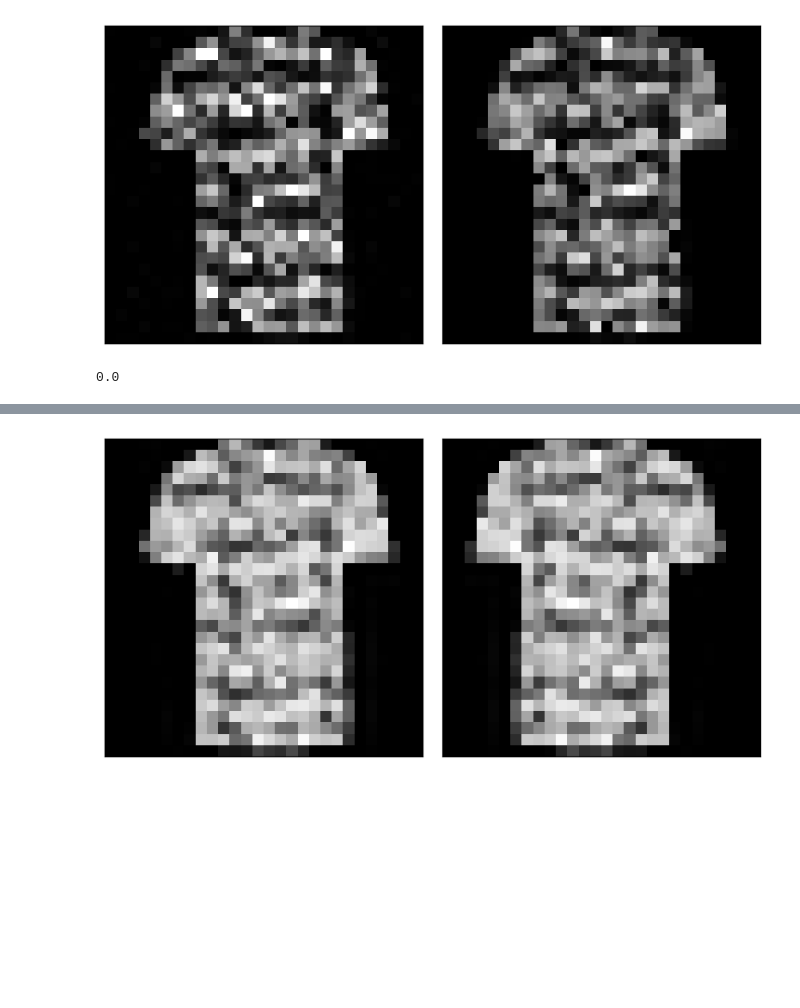
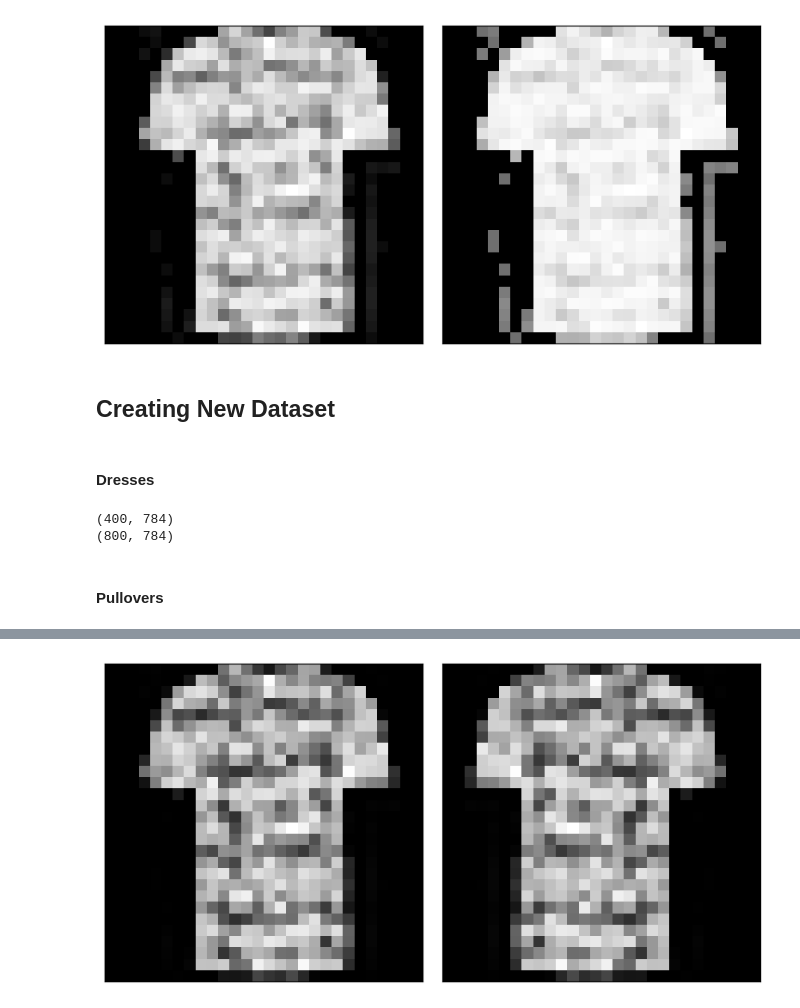
Before and after one commit to ratva/Multi-class-Image-Classification-for-Unbalanced-Fashion-Data, a Jupyter notebook: problem2Images.ipynb, the cells around one changed output, grey strips where cells are left out. Drawn from its saved outputs; the diff is of its cells as text; code cells hidden in the pictures; blank space fills up the shorter version.

```diff
--- a/problem2Images.ipynb
+++ b/problem2Images.ipynb
@@ -46,0 +68,19 @@ sandal_int =(y_tr_df.index[y_tr_df['class_name']=='sandal']).tolist()
+# %%
+def all_expo(img_arr, num_trans, dir):
+    all_exposures = np.ones((num_trans, 784))
+
+    if dir == 'light':
+        up = np.random.uniform(0.1, 0.9, size=num_trans)
+
+        for i in range(num_trans):
+            lighter = skimage.exposure.adjust_gamma(img_arr, up[i])
+            all_exposures[i]= lighter.reshape((1, 784))
+
+    elif dir == 'dark':
+        dwn = np.random.uniform(2, 3, size=num_trans)
+
+        for i in range(num_trans):
+            darker = np.asarray(skimage.exposure.adjust_gamma(img_arr, dwn[i]))
+            all_exposures[i]= (darker.reshape((1, 784)))
+
+    return all_exposures
@@ -127,26 +186,42 @@ def rot_expose(img_arr, num_trans, dir):
 # %%
 #Testing
 top = ((x_tr_sc[top_int]).reshape((28,28)))
-test1 = noise_exp(top, 2, 'dark')
+test1 = all_expo(top, 2, 'light')
 # Plot test data
 fig, axgrid = plt.subplots(1, 2, figsize=(8, 4))
 shirt1 = test1[0]
 shirt2 = test1[1]
 ax5 = axgrid[0]
 ax6 = axgrid[1]
 x_SS = (shirt1).reshape((28,28))
 ax5.imshow(x_SS, vmin=0, vmax=1, cmap='gray')
 ax5.set_xticks([]); ax5.set_yticks([]);
 
 x_SS2 = shirt2.reshape((28,28))
 ax6.imshow(x_SS2, vmin=0, vmax=1, cmap='gray')
 ax6.set_xticks([]); ax6.set_yticks([]);
 
 plt.tight_layout();
 plt.show();
 # %% [output]
-[figure, old version]
+[figure, new version]
-# %%
-round(np.random.uniform(0, 6, None), 0)
-# %% [output]
-0.0
+# %% [markdown]
+## Creating New Dataset
+# %% [markdown]
+#### Dresses
+# %%
+#adding transformed dresses:
+dresses = x_tr_sc[dress_int, :]
+print(dresses.shape)
+all_dresses = dresses
+for i in range(0, 400):
+    dress_pic= (dresses[i, :]).reshape((28, 28))
+    new_dress = noise_flip(dress_pic, 1)
+    all_dresses = np.vstack((all_dresses, new_dress))
+print(all_dresses.shape)
+assert(all_dresses.shape == (800, 784))
+# %% [output]
+(400, 784)
+(800, 784)
+# %% [markdown]
+#### Pullovers
```
Also changed, not shown: parts of 12 cells of this notebook, 1 other file.
